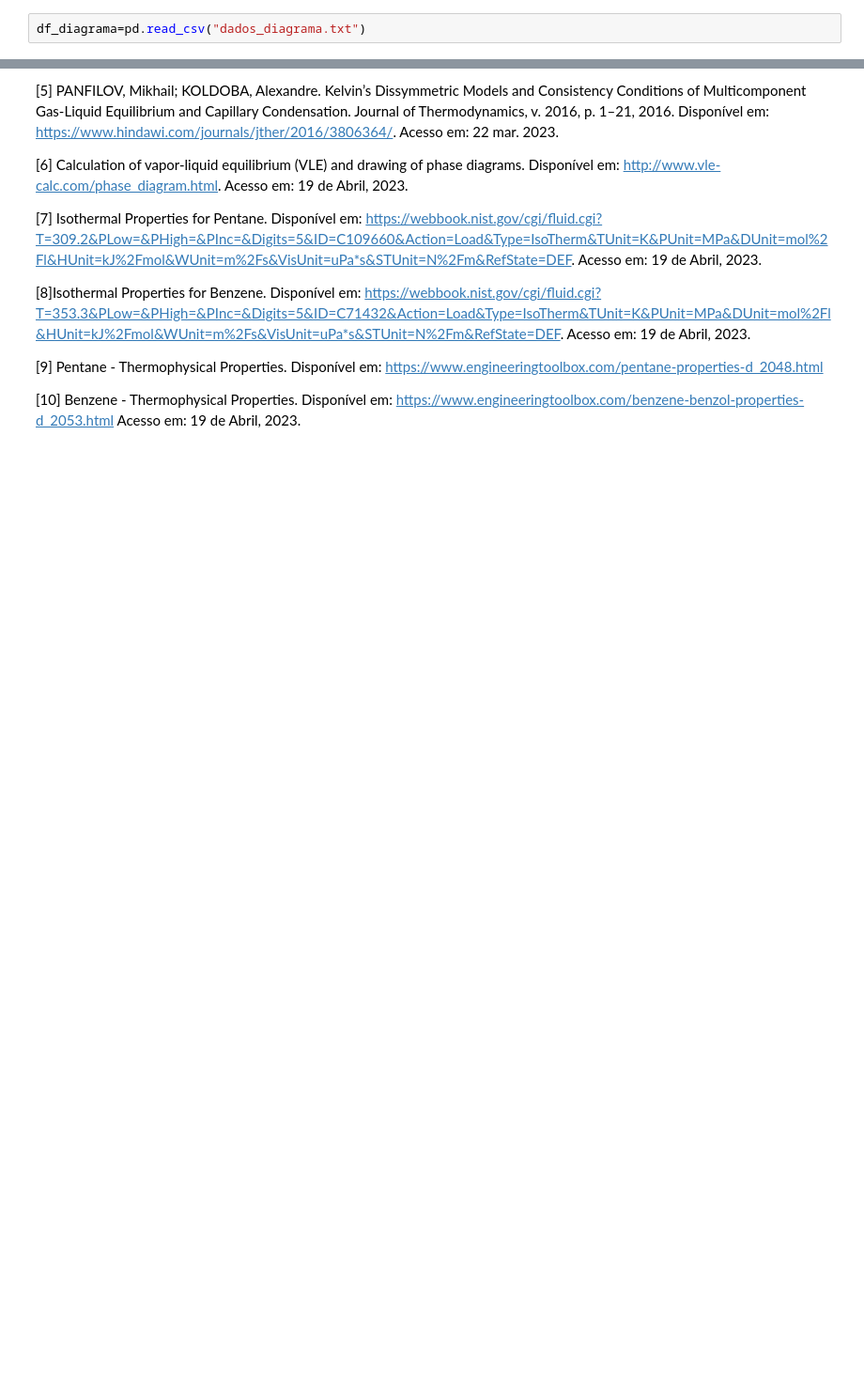
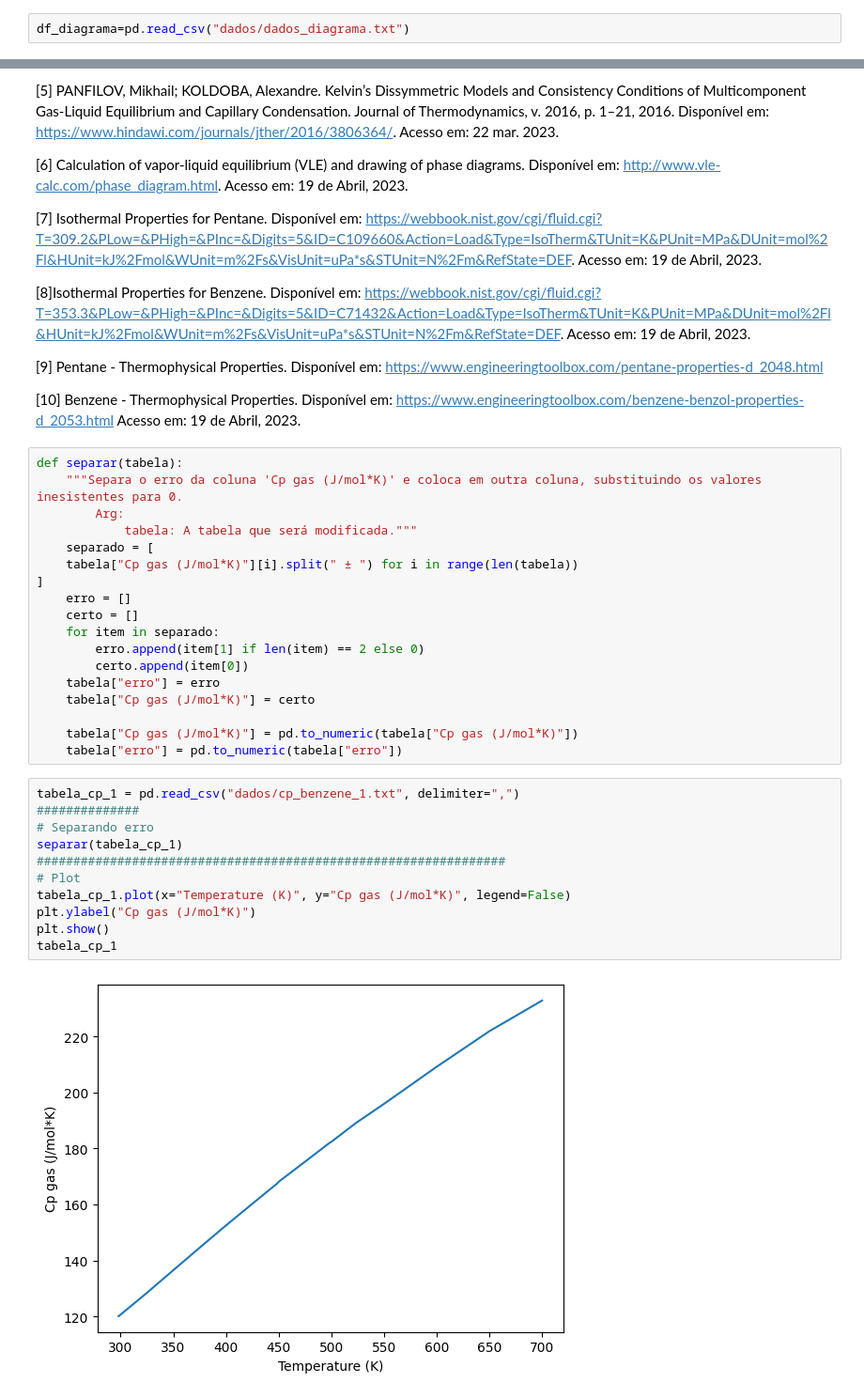
Before and after one commit to guilhermeilum/termo, a Jupyter notebook: Projeto.ipynb, the cells around one changed output, grey strips where cells are left out. Shown at 94% size. Cells and saved outputs as stored; diff of their text form; blank space fills up the shorter version.

```diff
--- a/Projeto.ipynb
+++ b/Projeto.ipynb
@@ -58,7 +58,7 @@ Para iniciarmos nossos estudos, utilizamos dados teóricos [6] (http://www.vle-c
 # %% [markdown]
 ### Diagrama de fases Benzeno e Pentano
 # %%
-df_diagrama=pd.read_csv("dados_diagrama.txt")
+df_diagrama=pd.read_csv("dados/dados_diagrama.txt")
 # %%
 plt.plot(df_diagrama[" x1 "].values,df_diagrama["Temperature"].values,label='Líquido')
 plt.plot(df_diagrama[" y1"].values,df_diagrama["Temperature"].values,label='Vapor')
@@ -325,3 +325,34 @@ Para calcular a destilação também utilizamos a pressão de vapor de cada elem
 [9] Pentane - Thermophysical Properties. Disponível em: <https://www.engineeringtoolbox.com/pentane-properties-d_2048.html>
 
 [10] Benzene - Thermophysical Properties. Disponível em: <https://www.engineeringtoolbox.com/benzene-benzol-properties-d_2053.html> Acesso em: 19 de Abril, 2023.
+# %%
+def separar(tabela):
+    """Separa o erro da coluna 'Cp gas (J/mol*K)' e coloca em outra coluna, substituindo os valores inesistentes para 0.
+        Arg:
+            tabela: A tabela que será modificada."""
+    separado = [
+    tabela["Cp gas (J/mol*K)"][i].split(" ± ") for i in range(len(tabela))
+]
+    erro = []
+    certo = []
+    for item in separado:
+        erro.append(item[1] if len(item) == 2 else 0)
+        certo.append(item[0])
+    tabela["erro"] = erro
+    tabela["Cp gas (J/mol*K)"] = certo
+
+    tabela["Cp gas (J/mol*K)"] = pd.to_numeric(tabela["Cp gas (J/mol*K)"])
+    tabela["erro"] = pd.to_numeric(tabela["erro"])
+# %%
+tabela_cp_1 = pd.read_csv("dados/cp_benzene_1.txt", delimiter=",")
+##############
+# Separando erro
+separar(tabela_cp_1)
+################################################################
+# Plot
+tabela_cp_1.plot(x="Temperature (K)", y="Cp gas (J/mol*K)", legend=False)
+plt.ylabel("Cp gas (J/mol*K)")
+plt.show()
+tabela_cp_1
+# %% [output]
+[figure, added]
```
Also changed, not shown: parts of 4 cells of this notebook, 5 other files.
